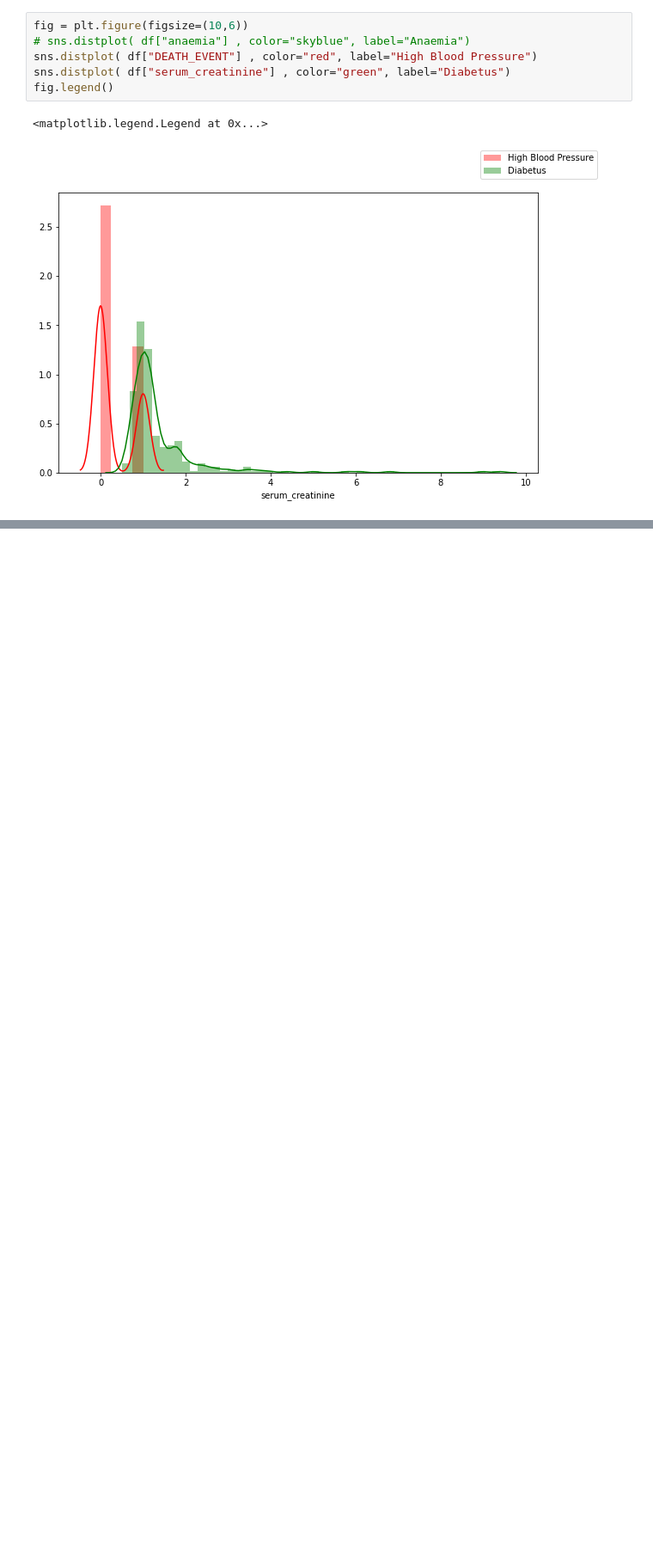
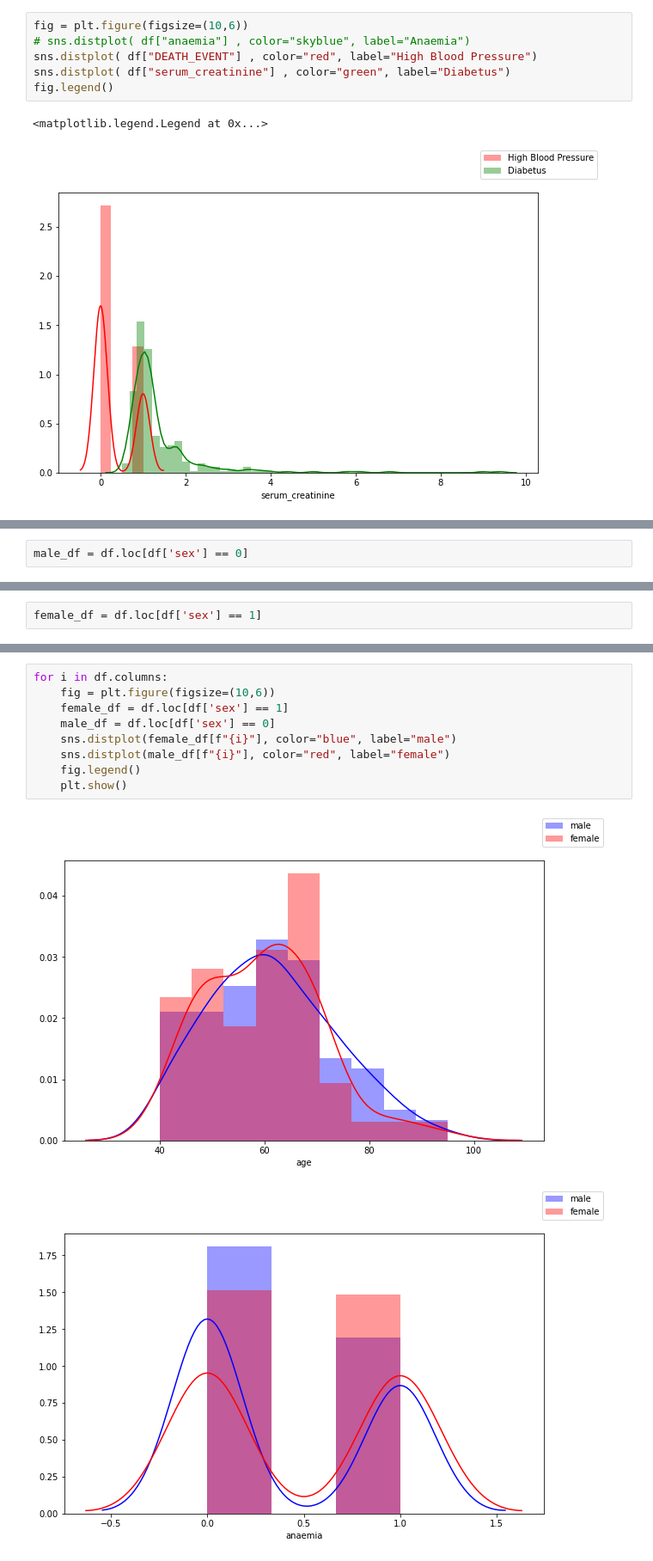
Before and after one commit to AymanSulaiman/heart-failure-prediction, a Jupyter notebook: data_exploration.ipynb, the cells around one changed output, grey strips where cells are left out. Shown at 86% size. Saved outputs shown, nothing was run; the diff lists cells and outputs as text; blank space fills up the shorter version.

```diff
--- a/data_exploration.ipynb
+++ b/data_exploration.ipynb
@@ -102,3 +102,5 @@ df.head()
 | 2 | 65.0 | 0 | 146 | 0 | 20 | 0 | 162000.00 | ... |
 | 3 | 50.0 | 1 | 111 | 0 | 20 | 0 | 210000.00 | ... |
 | 4 | 65.0 | 1 | 160 | 1 | 20 | 0 | 327000.00 | ... |
+# %%
+male_df = df.loc[df['sex'] == 0]
@@ -104,0 +123,2 @@ df.head()
+# %%
+female_df = df.loc[df['sex'] == 1]
@@ -104,0 +141,12 @@ df.head()
+# %%
+for i in df.columns:
+    fig = plt.figure(figsize=(10,6))
+    female_df = df.loc[df['sex'] == 1]
+    male_df = df.loc[df['sex'] == 0]
+    sns.distplot(female_df[f"{i}"], color="blue", label="male")
+    sns.distplot(male_df[f"{i}"], color="red", label="female")
+    fig.legend()
+    plt.show()
+# %% [output]
+[figure, added]
+[figure, added]
```
Also changed, not shown: parts of 3 cells of this notebook.
